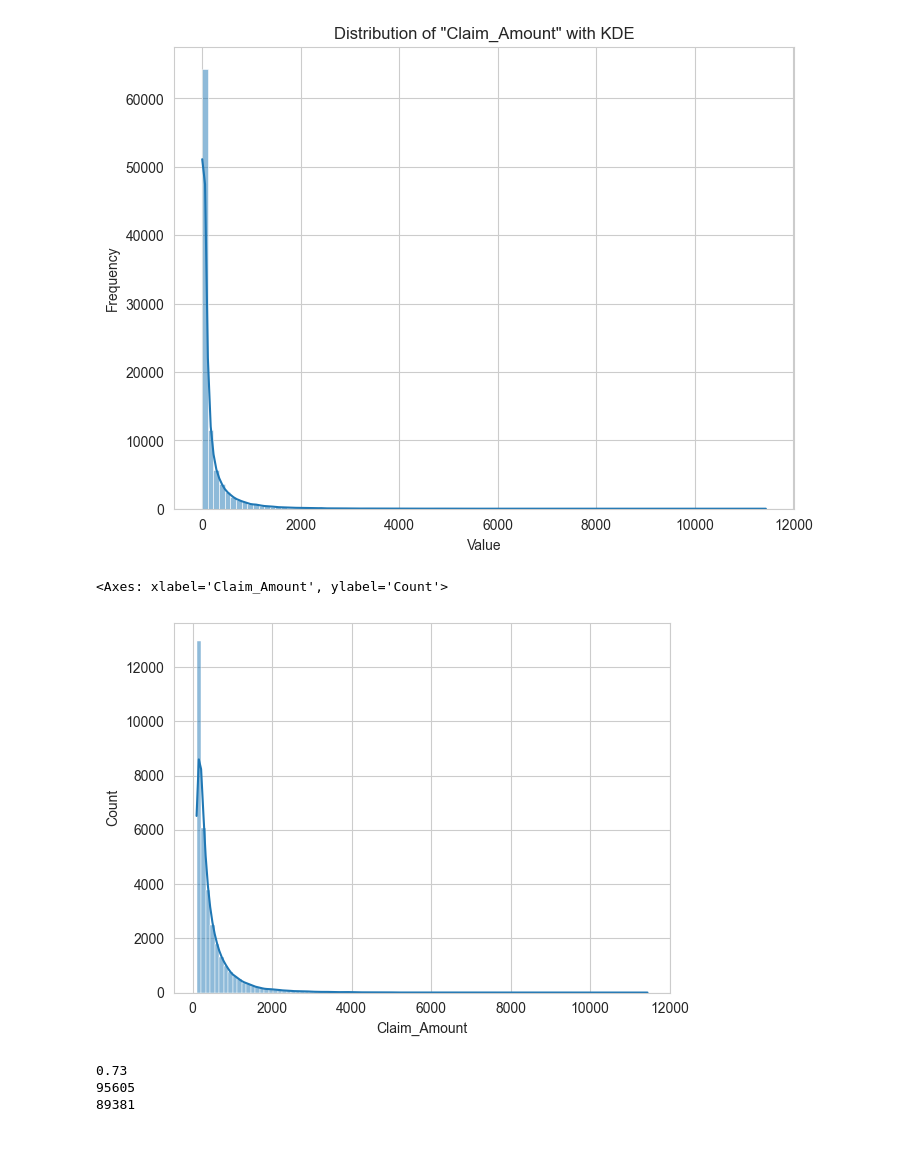
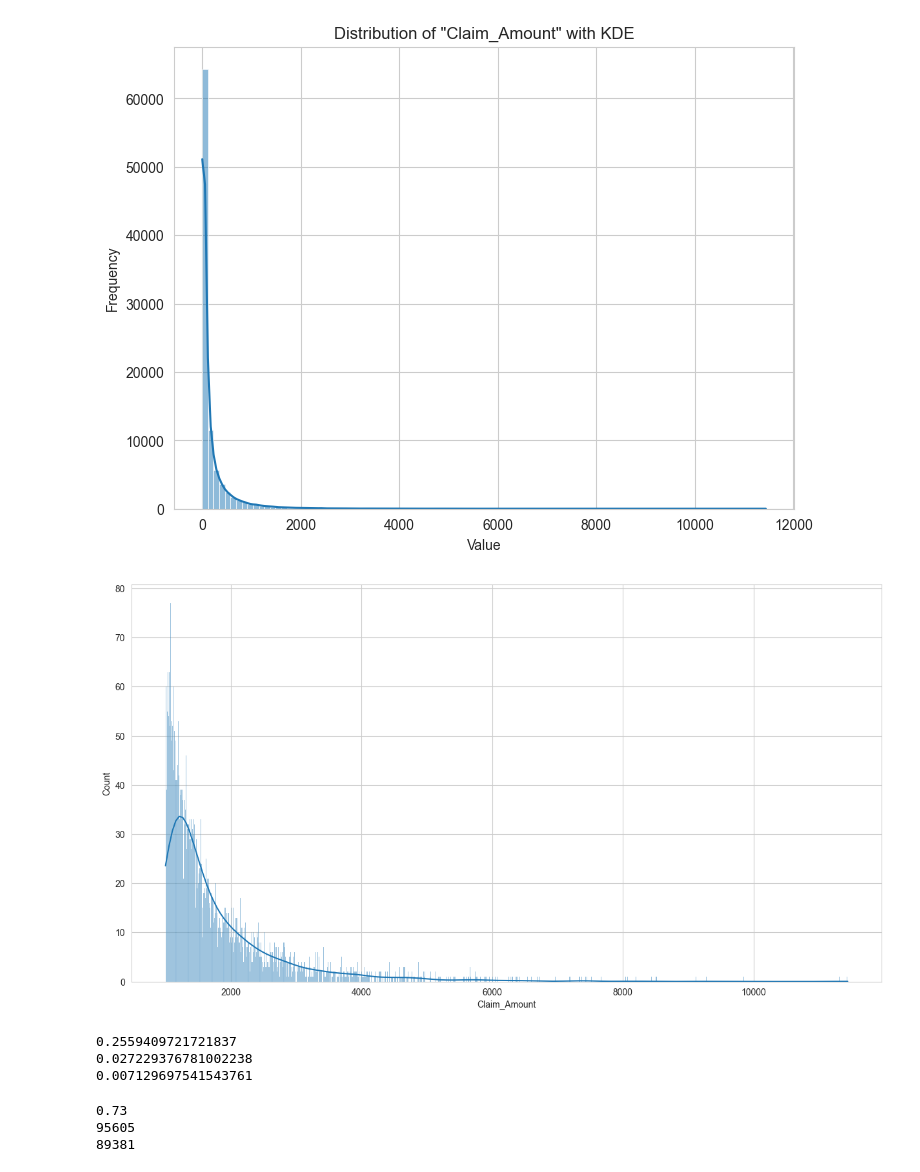
Before and after one commit to AnoopCA/Vehicle_Insurance_Claims_Prediction, a Jupyter notebook: Claims_Prediction.ipynb, the cells around one changed output. Cells and saved outputs as stored; diff of their text form; code cells hidden in the pictures; blank space fills up the shorter version.

```diff
--- a/Claims_Prediction.ipynb
+++ b/Claims_Prediction.ipynb
@@ -310,10 +320,19 @@ plt.title('Distribution of "Claim_Amount" with KDE')
 Text(0.5, 1.0, 'Distribution of "Claim_Amount" with KDE')
 [figure]
 # %%
-sns.histplot(train_data[train_data['Claim_Amount']>100]['Claim_Amount'], bins=100, kde=True)
+plt.figure(figsize=(15, 8))
+sns.histplot(train_data[train_data['Claim_Amount']>1000]['Claim_Amount'], bins=1000, kde=True)
+plt.show()
 # %% [output]
-<Axes: xlabel='Claim_Amount', ylabel='Count'>
-[figure, old version]
+[figure, new version]
+# %%
+print(len(train_data[train_data['Claim_Amount']>100]['Claim_Amount']) * 100/ len(train_data))
+print(len(train_data[train_data['Claim_Amount']>1000]['Claim_Amount']) * 100 / len(train_data))
+print(len(train_data[train_data['Claim_Amount']>2000]['Claim_Amount']) * 100/ len(train_data))
+# %% [output]
+0.2559409721721837
+0.027229376781002238
+0.007129697541543761
 # %%
 print(round(len(train_data[train_data['Claim_Amount']>0])/len(train_data), 4) * 100)
 print(len(train_data[train_data['Claim_Amount']>0]))
```
Also changed, not shown: parts of 12 cells of this notebook, 1 other file.
